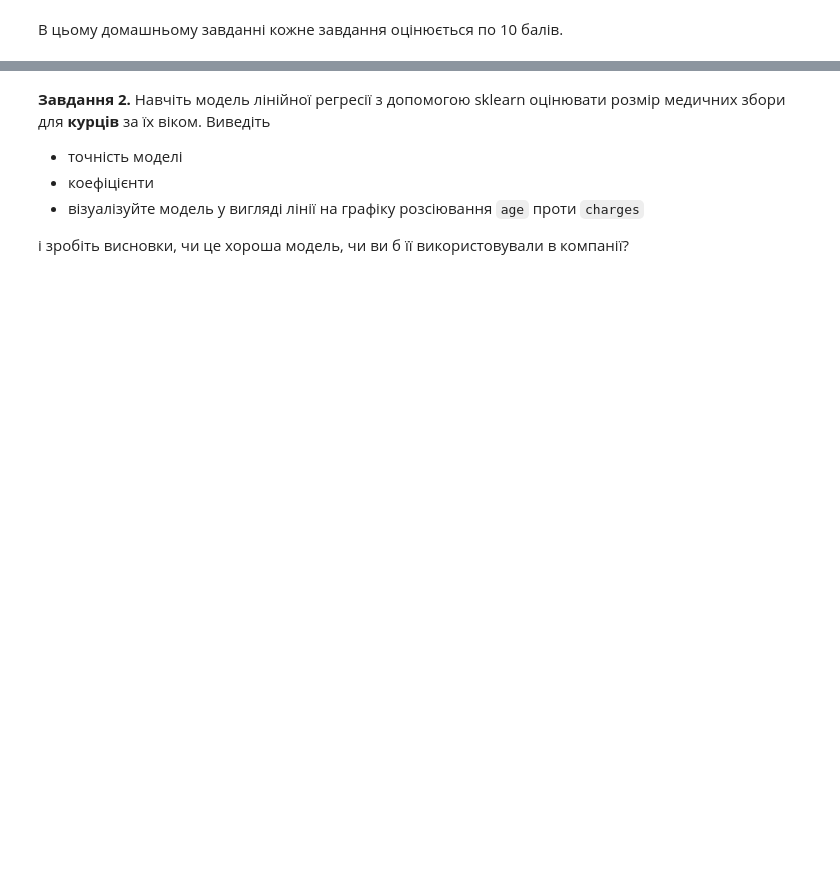
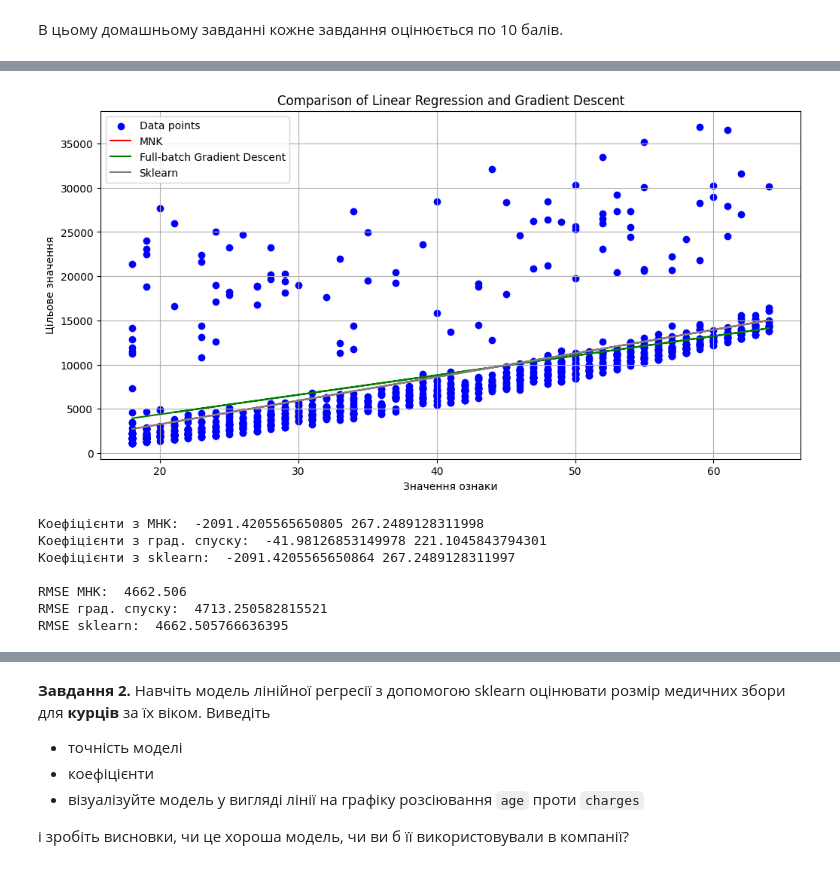
Before and after one commit to Alenushka2013/ML_for_people_tasks, a Jupyter notebook: HW_2_1_Building_a_linear_regression_on_one_attribute.ipynb, the cells around one changed output, grey strips where cells are left out. Saved outputs shown, nothing was run; the diff lists cells and outputs as text; code cells hidden in the pictures; blank space fills up the shorter version.

```diff
--- a/HW_2_1_Building_a_linear_regression_on_one_attribute.ipynb
+++ b/HW_2_1_Building_a_linear_regression_on_one_attribute.ipynb
@@ -27,0 +142,30 @@ non_smoker_df = medical_df[medical_df.smoker == 'no']
+# %%
+# Візуалізація результатів
+plt.figure(figsize=(12, 6))
+plt.scatter(X, y, color='blue', label='Data points')
+plt.plot(X, predictions_MNK, color='red', label='MNK')
+plt.plot(X, predictions_fbgd, color='green', label='Full-batch Gradient Descent')
+plt.plot(X, predictions_sklearn, color='grey', label='Sklearn')
+plt.title('Comparison of Linear Regression and Gradient Descent')
+plt.xlabel('Значення ознаки')
+plt.ylabel('Цільове значення')
+plt.legend()
+plt.grid(True)
+plt.show()
+
+print('Коефіцієнти з МНК: ', *MNK_coefs)
+print('Коефіцієнти з град. спуску: ', b_fbgd, m_fbgd)
+print('Коефіцієнти з sklearn: ', lin_reg.intercept_, *lin_reg.coef_, end = '\n\n')
+
+print('RMSE МНК: ', rmse_MNK)
+print('RMSE град. спуску: ', rmse_fbgd)
+print('RMSE sklearn: ', rmse_sklearn)
+# %% [output]
+[figure, added]
+Коефіцієнти з МНК:  -2091.4205565650805 267.2489128311998
+Коефіцієнти з град. спуску:  -41.98126853149978 221.1045843794301
+Коефіцієнти з sklearn:  -2091.4205565650864 267.2489128311997
+
+RMSE МНК:  4662.506
+RMSE град. спуску:  4713.250582815521
+RMSE sklearn:  4662.505766636395
```
Also changed, not shown: parts of 13 cells of this notebook.
